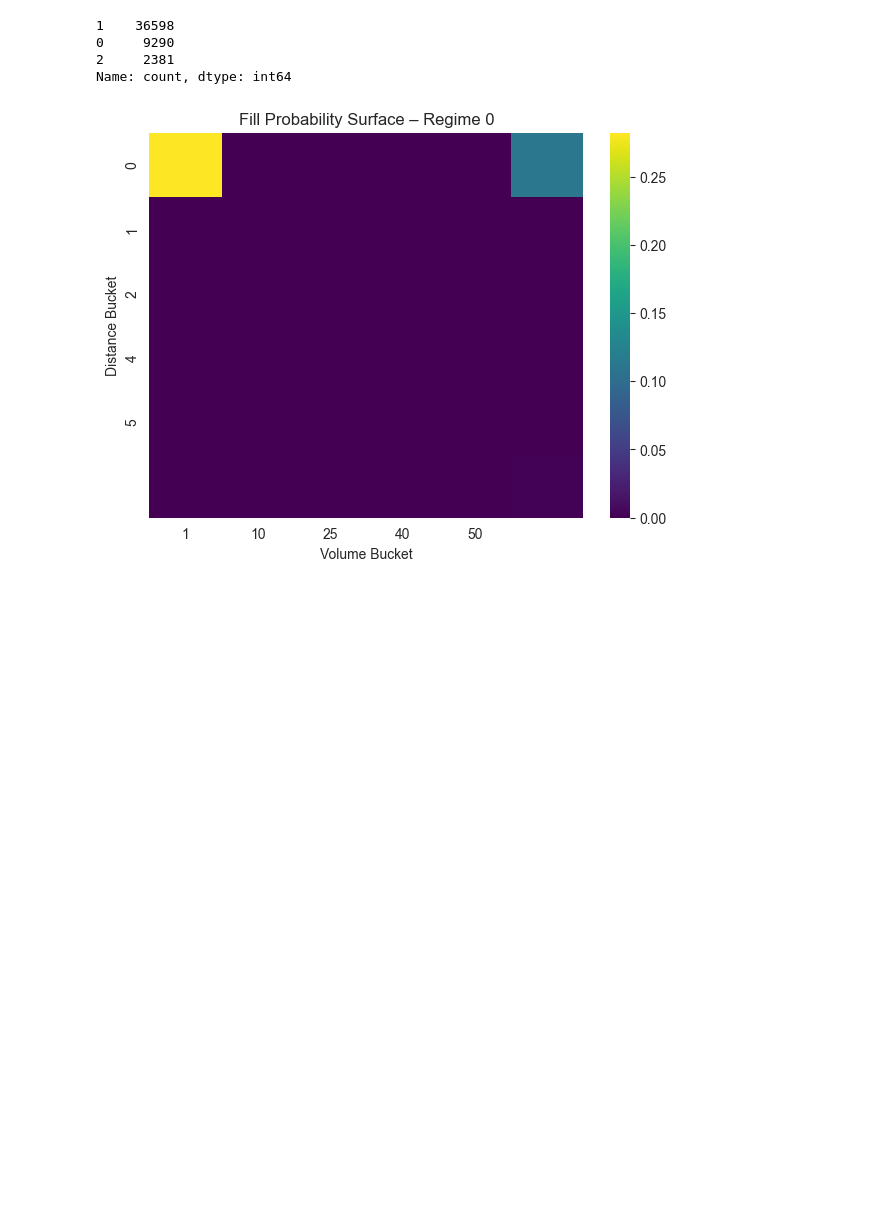
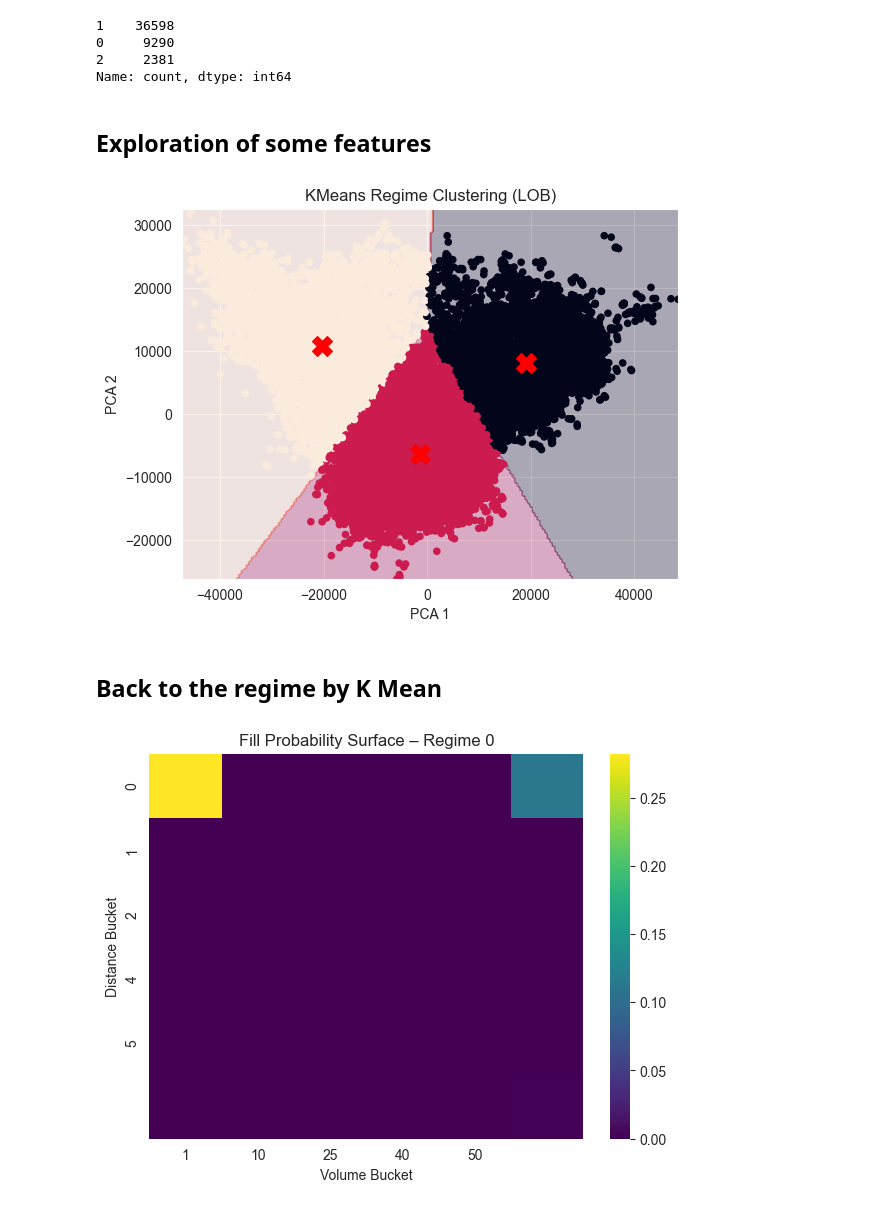
Before and after one commit to akhil-cv/market_game, a Jupyter notebook: Final_MM_prototype.ipynb, the cells around one changed output. Cells and saved outputs as stored; diff of their text form; code cells hidden in the pictures; blank space fills up the shorter version.

Commit message:
updated visualisation

```diff
--- a/Final_MM_prototype.ipynb
+++ b/Final_MM_prototype.ipynb
@@ -425,3 +552,5 @@ pd.Series(regimes).value_counts()
 0     9290
 2     2381
 Name: count, dtype: int64
+# %% [markdown]
+## Exploration of some features
@@ -427,0 +583,39 @@ Name: count, dtype: int64
+# %%
+
+X_XP = regime_features(book)
+
+kmeans_XP = KMeans(n_clusters=3, random_state=0)
+labels_XP = kmeans_XP.fit_predict(X_XP)
+centroids_XP = kmeans_XP.cluster_centers_
+
+pca_XP = PCA(n_components=2)
+X_2d = pca_XP.fit_transform(X_XP)
+centroids_2d = pca_XP.transform(centroids_XP)
+
+
+x_min, x_max = X_2d[:, 0].min() - 1, X_2d[:, 0].max() + 1
+y_min, y_max = X_2d[:, 1].min() - 1, X_2d[:, 1].max() + 1
+
+xx, yy = np.meshgrid(np.linspace(x_min, x_max, 200),
+                     np.linspace(y_min, y_max, 200))
+
+# Predict cluster for each grid point
+Z = kmeans_XP.predict(pca_XP.inverse_transform(np.c_[xx.ravel(), yy.ravel()]))
+Z = Z.reshape(xx.shape)
+
+# Plot decision regions
+plt.contourf(xx, yy, Z, alpha=0.3)
+
+# Plot data points
+plt.scatter(X_2d[:, 0], X_2d[:, 1], c=labels_XP, s=20)
+
+# Plot centroids
+plt.scatter(centroids_2d[:, 0], centroids_2d[:, 1],
+            c='red', marker='X', s=200)
+
+plt.title("KMeans Regime Clustering (LOB)")
+plt.xlabel("PCA 1")
+plt.ylabel("PCA 2")
+plt.show()
+# %% [output]
+[figure, added]
@@ -428,3 +666,5 @@ Name: count, dtype: int64
+# %% [markdown]
+## Back to the regime by K Mean
 # %%
 def plot_regime_surface(surface, regime):
 
```
Also changed, not shown: parts of 6 cells of this notebook, 2 other files.
